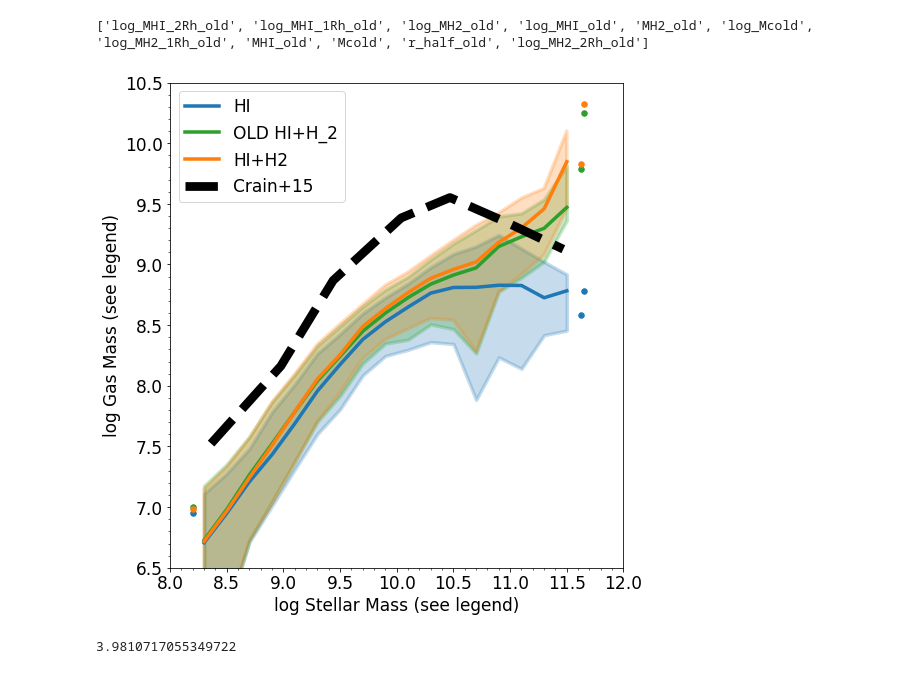
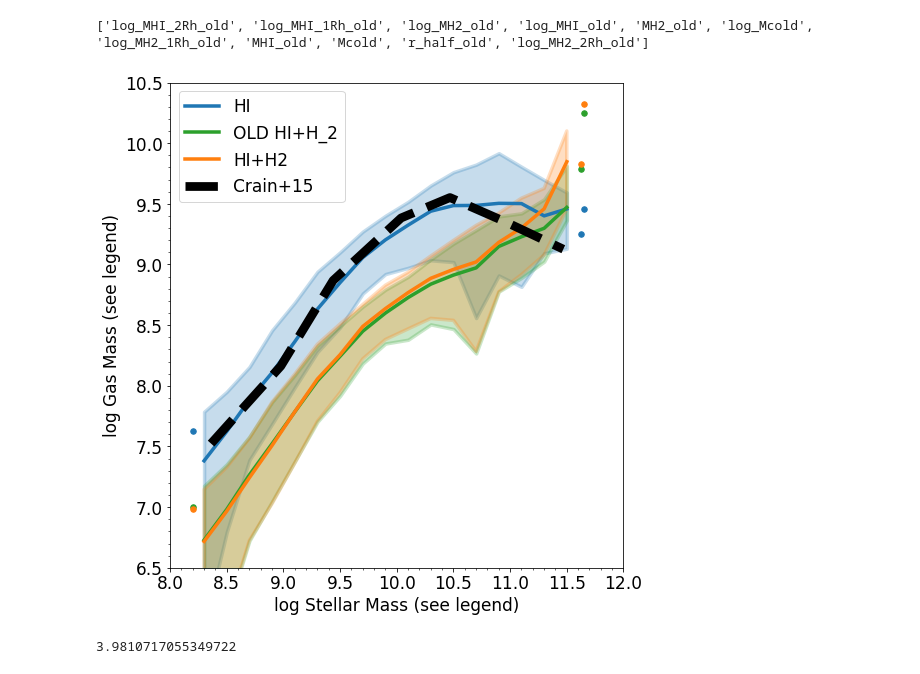
Before and after one commit to aemerick/quenched_galaxies, a Jupyter notebook: notebooks/EAGLE_comparison.ipynb, the cells around one changed output. Drawn from its saved outputs; the diff is of its cells as text; code cells hidden in the pictures.

```diff
--- a/notebooks/EAGLE_comparison.ipynb
+++ b/notebooks/EAGLE_comparison.ipynb
@@ -115,7 +115,7 @@ pdata = all_data[name]
 # Plot HI in 70 kpc and stellar mass in 30 kpc
 #
 x = pdata['log_Mstar_30']
-y = pdata['log_MHI_70'] # + 0.6
+y = pdata['log_MHI_70'] + 0.675
 compute_and_plot(ax, x, y, pdata['fgas'], mstar_bins, "HI", color = 'C0')
 
 x = pdata['log_Mstar_30']
@@ -144,34 +144,34 @@ compute_and_plot(ax, x, y, pdata['fgas'], mstar_bins, "HI+H2", color = 'C1')
 #compute_and_plot(ax, x, y, pdata['fgas'], mstar_bins, "All HI+H2 (OLD) - S in 30", color = 'C4')
 
 
 
 #x = pdata['log_Mstar_30']
 #y = pdata['log_MH_p']
 #compute_and_plot(ax, x, y, pdata['fgas'], mstar_bins, "H from particle - S in 30", color = 'C5')
 
 
 if False:
     ax.plot(definitions.brown_15['log_Mstar'], definitions.brown_15['log_MHI'], color = definitions.colors['brown15'], lw = 3)
     ax.scatter(definitions.brown_15['log_Mstar'], definitions.brown_15['log_MHI'], color = definitions.colors['brown15'],
                 marker = 's', s = 3*definitions.point_size, label = 'Brown-15')
 
     ax.plot(definitions.cantinella_13['log_Mstar'], definitions.cantinella_13['log_MHI'], color = definitions.colors['catinella13'], lw = 3)
     ax.scatter(definitions.cantinella_13['log_Mstar'], definitions.cantinella_13['log_MHI'], color = definitions.colors['catinella13'],
                marker = 'o', s = 3*definitions.point_size, label = 'Catinella-13')
 
 ax.plot(crain_x, crain_y, lw = definitions.line_width*2.5, color = 'black', ls = '--', label = "Crain+15")
 
 ax.set_xlabel(r'log Stellar Mass (see legend)')
 ax.set_ylabel(r'log Gas Mass (see legend)')
 plt.minorticks_on()
 
 ax.legend(loc = 'upper left', ncol=1)
 ax.set_ylim(6.5,10.5)
 ax.set_xlim(8,12)
 plt.tight_layout()
 fig.savefig("EAGLE_method_comparison.png")
 # %% [output]
-[figure, old version]
+[figure, new version]
 # %%
 10**0.6
 # %% [output]
```
Also changed, not shown: parts of 1 cell of this notebook.
